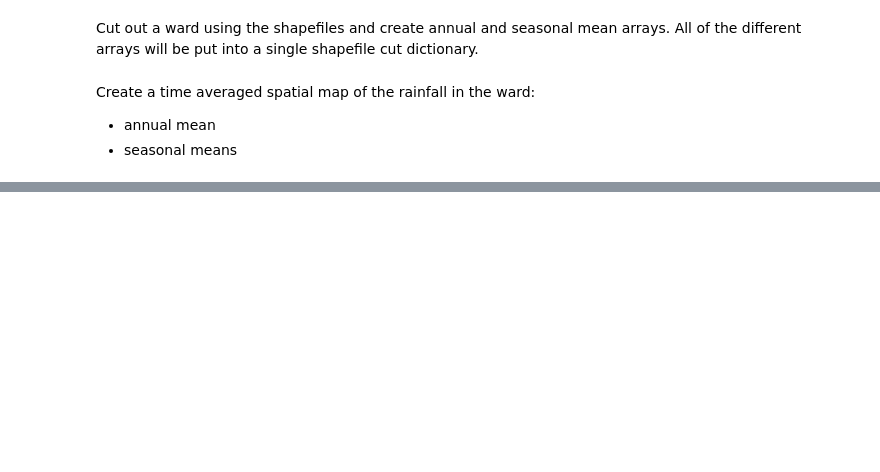
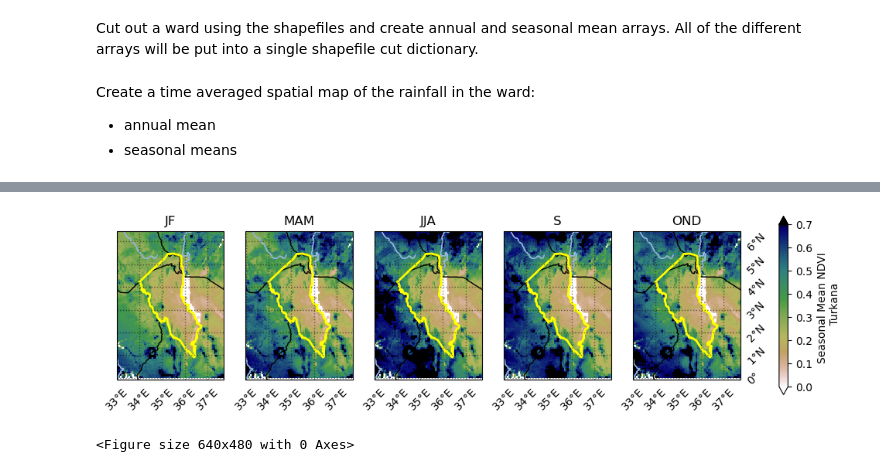
Before and after one commit to ellendyer/climateforal, a Jupyter notebook: chiprs_ts.ipynb, the cells around one changed output, grey strips where cells are left out. Saved outputs shown, nothing was run; the diff lists cells and outputs as text; code cells hidden in the pictures; blank space fills up the shorter version.

```diff
--- a/chiprs_ts.ipynb
+++ b/chiprs_ts.ipynb
@@ -309,0 +349,51 @@ plt.clf()
+# %%
+ndvid = {}
+ndvid['Full_ts'] = ndvi
+ndvid['MAM'] = ndvi.sel(time=ndvi.time.dt.month.isin([3,4,5]))
+ndvid['JJA'] = ndvi.sel(time=ndvi.time.dt.month.isin([6,7,8]))
+ndvid['S'] = ndvi.sel(time=ndvi.time.dt.month.isin([9]))
+ndvid['OND'] = ndvi.sel(time=ndvi.time.dt.month.isin([10,11,12]))
+ndvid['JF'] = ndvi.sel(time=ndvi.time.dt.month.isin([1,2]))
+# %%
+# Seasonal means
+fig, axes = plt.subplots(ncols=5, figsize=(13, 4),subplot_kw={'projection': ccrs.PlateCarree()},sharey=True)
+for i, seas in enumerate(("JF", "MAM", "JJA", "S", "OND")):
+    im = ndvid[seas].mean('time').plot.pcolormesh(
+    ax=axes[i],
+    transform=ccrs.PlateCarree(),
+    vmin=0,
+    vmax=0.7,
+    cmap=plt.cm.gist_earth_r,
+    add_colorbar=False,
+    extend="both",
+    )
+    axes[i].add_feature(cartopy.feature.BORDERS)
+    axes[i].add_feature(cartopy.feature.RIVERS)
+    axes[i].add_feature(cartopy.feature.RIVERS)
+    shape_c.plot(ax=axes[i], edgecolor='yellow', facecolor='none',lw=2,zorder=2,linestyle='-')
+    axes[i].set_extent([shape_c.bounds['minx']-1, shape_c.bounds['maxx']+1, shape_c.bounds['miny']-1, shape_c.bounds['maxy']+1])
+    gl = axes[i].gridlines(crs=ccrs.PlateCarree(), draw_labels=True,
+                  linewidth=1, color='black', alpha=0.5, linestyle='dotted')
+    gl.xlabel_style = {'rotation': 45}
+    gl.ylabel_style = {'rotation': 45}
+    gl.top_labels = False
+    gl.right_labels = False
+    gl.left_labels = False
+    axes[i].set_title(seas)
+    if i!=0:
+        axes[i].set_xlabel('')
+        axes[i].set_ylabel('')
+    if i==0:
+        axes[i].set_xlabel('')
+        axes[i].set_ylabel('Turkana')
+        axes[i].yaxis.get_label().set_visible(True)
+    if i==4:
+        gl.right_labels = True
+fig.colorbar(im, ax=axes,extend='both', shrink=0.75,label="Seasonal Mean NDVI \n "+"Turkana")
+plt.tight_layout
+plt.savefig(plot_out+"ndvi_seas_Turkana.png")
+plt.show()
+plt.clf()
+# %% [output]
+[figure, added]
+<Figure size 640x480 with 0 Axes>
```
Also changed, not shown: parts of 11 cells of this notebook.
